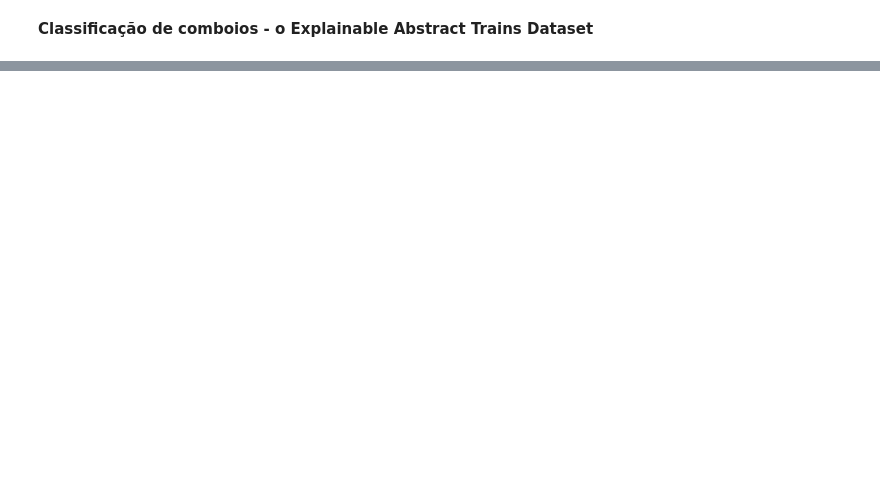
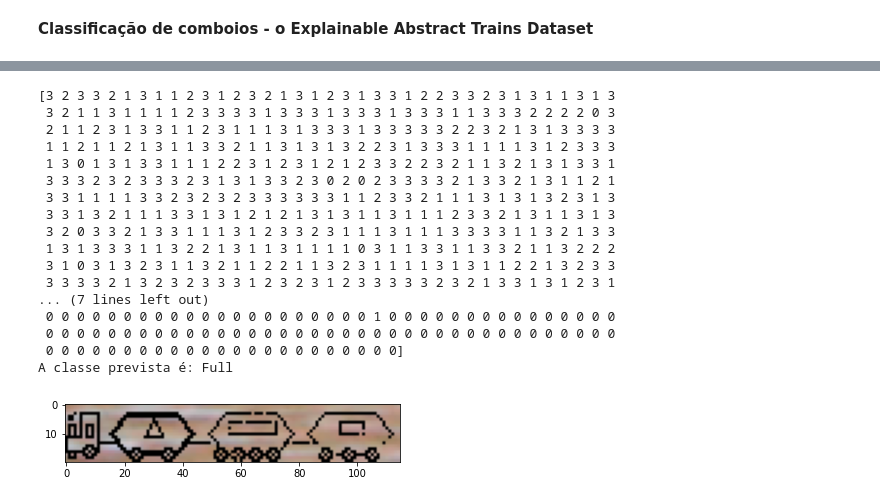
Before and after one commit to brun0vieira/IA-labs, a Jupyter notebook: labwork7/tp7_4.ipynb, the cells around one changed output, grey strips where cells are left out. Saved outputs shown, nothing was run; the diff lists cells and outputs as text; code cells hidden in the pictures; blank space fills up the shorter version.

```diff
--- a/labwork7/tp7_4.ipynb
+++ b/labwork7/tp7_4.ipynb
@@ -14,0 +98,13 @@ Mounted at /content/drive
+# %%
+def _print_predictions_example(model,file_name):
+  test_data_images = _preprocess_images(np.load(file_name)['images'])
+  predictions = np.argmax(model.predict(test_data_images), axis=-1)
+  print(predictions)
+
+def _visualize_predictions_example(model,file_name,n):
+  test_images=np.load(file_name)['images']
+  test_data_images = _preprocess_images(np.load(file_name)['images'])
+  predictions = np.argmax(model.predict(test_data_images), axis=-1)
+  plt.imshow(test_images[n])
+  labels=['Empty','HalfFull', 'Full', 'Overloaded']
+  print('A classe prevista é:',labels[predictions[n]])
@@ -14,0 +211,22 @@ Mounted at /content/drive
+# %%
+_print_predictions_example(model,'test_images.npz')
+_visualize_predictions_example(model, 'test_images.npz',24)
+# %% [output]
+[3 2 3 3 2 1 3 1 1 2 3 1 2 3 2 1 3 1 2 3 1 3 3 1 2 2 3 3 2 3 1 3 1 1 3 1 3
+ 3 2 1 1 3 1 1 1 1 2 3 3 3 3 1 3 3 3 1 3 3 3 1 3 3 3 1 1 3 3 3 2 2 2 2 0 3
+ 2 1 1 2 3 1 3 3 1 1 2 3 1 1 1 3 1 3 3 3 1 3 3 3 3 3 2 2 3 2 1 3 1 3 3 3 3
+ 1 1 2 1 1 2 1 3 1 1 3 3 2 1 1 3 1 3 1 3 2 2 3 1 3 3 3 1 1 1 1 3 1 2 3 3 3
+ 1 3 0 1 3 1 3 3 1 1 1 2 2 3 1 2 3 1 2 1 2 3 3 2 2 3 2 1 1 3 2 1 3 1 3 3 1
+ 3 3 3 2 3 2 3 3 3 2 3 1 3 1 3 3 2 3 0 2 0 2 3 3 3 3 2 1 3 3 2 1 3 1 1 2 1
+ 3 3 1 1 1 1 3 3 2 3 2 3 2 3 3 3 3 3 3 1 1 2 3 3 2 1 1 1 3 1 3 1 3 2 3 1 3
+ 3 3 1 3 2 1 1 1 3 3 1 3 1 2 1 2 1 3 1 3 1 1 3 1 1 1 2 3 3 2 1 3 1 1 3 1 3
+ 3 2 0 3 3 2 1 3 3 1 1 1 3 1 2 3 3 2 3 1 1 1 3 1 1 1 3 3 3 3 1 1 3 2 1 3 3
+ 1 3 1 3 3 3 1 1 3 2 2 1 3 1 1 3 1 1 1 1 0 3 1 1 3 3 1 1 3 3 2 1 1 3 2 2 2
+ 3 1 0 3 1 3 2 3 1 1 3 2 1 1 2 2 1 1 3 2 3 1 1 1 1 3 1 3 1 1 2 2 1 3 2 3 3
+ 3 3 3 3 2 1 3 2 3 2 3 3 3 1 2 3 2 3 1 2 3 3 3 3 3 2 3 2 1 3 3 1 3 1 2 3 1
+... (7 lines left out)
+ 0 0 0 0 0 0 0 0 0 0 0 0 0 0 0 0 0 0 0 0 0 1 0 0 0 0 0 0 0 0 0 0 0 0 0 0 0
+ 0 0 0 0 0 0 0 0 0 0 0 0 0 0 0 0 0 0 0 0 0 0 0 0 0 0 0 0 0 0 0 0 0 0 0 0 0
+ 0 0 0 0 0 0 0 0 0 0 0 0 0 0 0 0 0 0 0 0 0 0 0]
+A classe prevista é: Full
+[figure, added]
```
Also changed, not shown: parts of 21 cells of this notebook.
